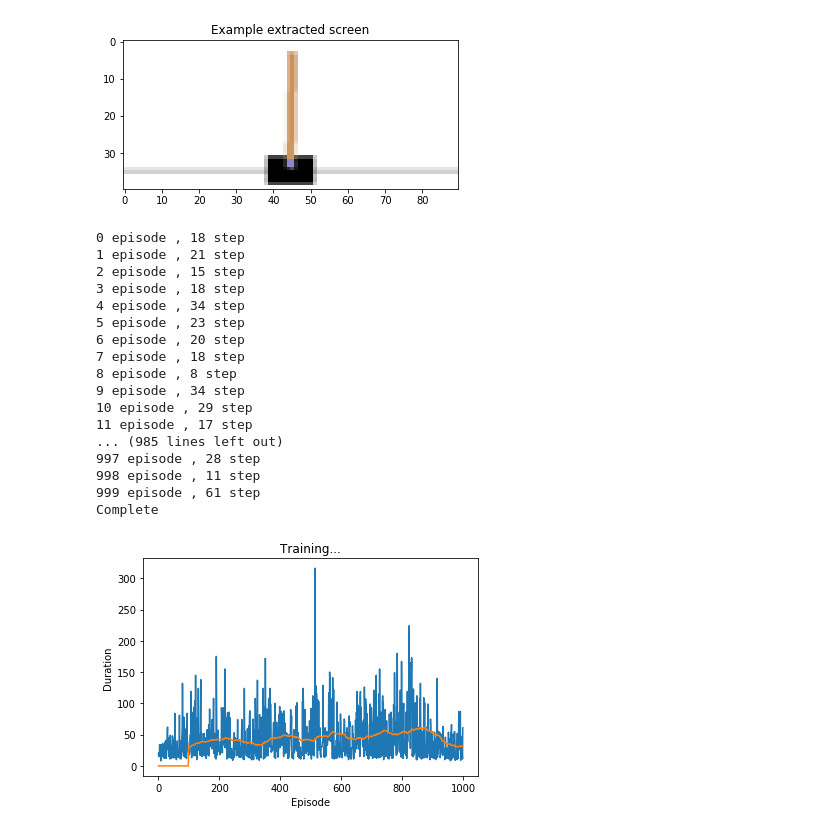
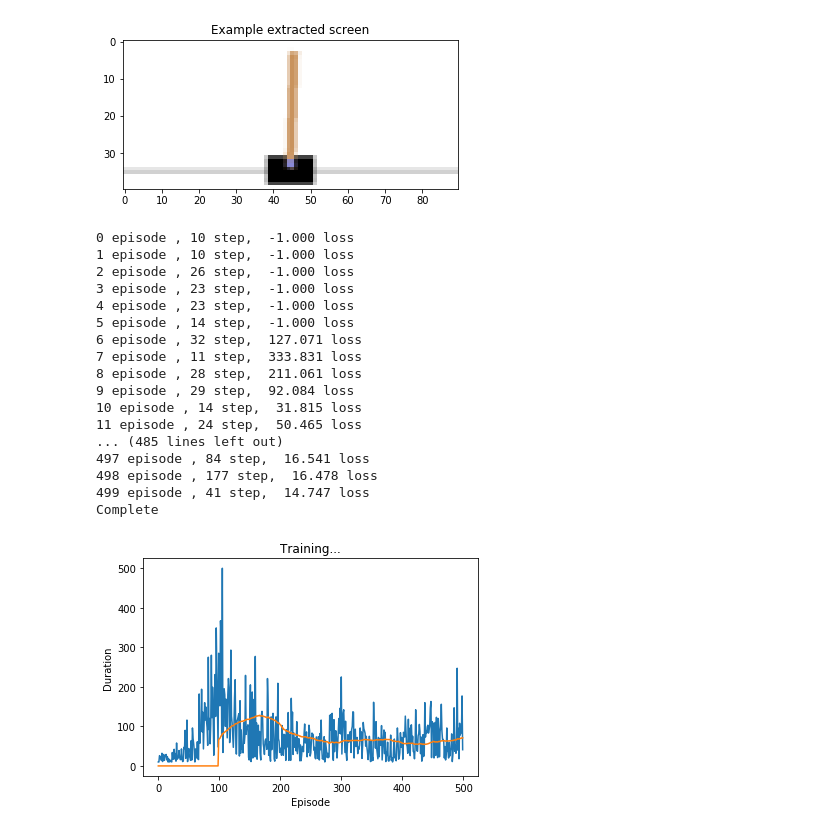
Before and after one commit to gomyk/NNStudy, a Jupyter notebook: [RL][DQN][MW] CartPole-v0.ipynb, the cells around one changed output. Saved outputs shown, nothing was run; the diff lists cells and outputs as text; code cells hidden in the pictures.

```diff
--- a/[RL][DQN][MW] CartPole-v0.ipynb
+++ b/[RL][DQN][MW] CartPole-v0.ipynb
@@ -150,10 +150,10 @@ GAMMA = 0.999
 EPS_START = 0.9
 EPS_END = 0.05
 EPS_DECAY = 2000
-TARGET_UPDATE = 5
-LR = 0.01
+TARGET_UPDATE = 10
+LR = 0.001
 MEMORY_SIZE = 10000
-EPISODE_SIZE = 1000
+EPISODE_SIZE = 500
 # AI gym에서 반환된 형태를 기반으로 계층을 초기화 하도록 화면의 크기를
 # 가져옵니다. 이 시점에 일반적으로 3x40x90 에 가깝습니다.
 # 이 크기는 get_screen()에서 고정, 축소된 렌더 버퍼의 결과입니다.
@@ -210,7 +210,7 @@ def plot_durations():
 # %%
 def optimize_model():
     if len(memory) < BATCH_SIZE:
-        return
+        return -1
     transitions = memory.sample(BATCH_SIZE)
     # Transpose the batch (see https://stackoverflow.com/a/19343/3343043 for
     # detailed explanation). 이것은 batch-array의 Transitions을 Transition의 batch-arrays로
@@ -241,18 +241,20 @@ def optimize_model():
     expected_state_action_values = (next_state_values * GAMMA) + reward_batch
 
     # Huber 손실 계산
-    loss = F.smooth_l1_loss(state_action_values, expected_state_action_values.unsqueeze(1))
+    loss = F.mse_loss(state_action_values, expected_state_action_values.unsqueeze(1))
     # 모델 최적화
     optimizer.zero_grad()
     loss.backward()
     for param in policy_net.parameters():
         param.grad.data.clamp_(-1, 1)
     optimizer.step()
+    return loss.cpu()
 # %%
 num_episodes = EPISODE_SIZE
 for i_episode in range(num_episodes):
     # 환경과 상태 초기화
     env.reset()
+    total_loss = 0
     last_screen = get_screen()
     current_screen = get_screen()
     state = current_screen - last_screen
@@ -268,49 +270,50 @@ for i_episode in range(num_episodes):
 
         if not done:
             next_state = current_screen - last_screen
         else:
             reward -= 100
             next_state = None
 
         # 메모리에 변이 저장
         memory.push(state, action, next_state, reward)
 
         # 다음 상태로 이동
         state = next_state
 
         # 최적화 한단계 수행(목표 네트워크에서)
-        optimize_model()
+        total_loss += optimize_model()
         if done:
             #output.clear()
             episode_durations.append(t + 1)
-            print('%d episode , %d step'%(i_episode,t+1))
+            print('%d episode , %d step,  %.3f loss'%(i_episode,t+1, total_loss/(t + 1)))
             plot_durations()
+            total_loss = 0
             break
     #목표 네트워크 업데이트, 모든 웨이트와 바이어스 복사
     if i_episode % TARGET_UPDATE == 0:
         target_net.load_state_dict(policy_net.state_dict())
 
 print('Complete')
 env.render()
 env.close()
 plt.ioff()
 plt.show()
 # %% [output]
-0 episode , 18 step
-1 episode , 21 step
-2 episode , 15 step
-3 episode , 18 step
-4 episode , 34 step
-5 episode , 23 step
-6 episode , 20 step
-7 episode , 18 step
-8 episode , 8 step
-9 episode , 34 step
-10 episode , 29 step
-11 episode , 17 step
-... (985 lines left out)
-997 episode , 28 step
-998 episode , 11 step
-999 episode , 61 step
+0 episode , 10 step,  -1.000 loss
+1 episode , 10 step,  -1.000 loss
+2 episode , 26 step,  -1.000 loss
+3 episode , 23 step,  -1.000 loss
+4 episode , 23 step,  -1.000 loss
+5 episode , 14 step,  -1.000 loss
+6 episode , 32 step,  127.071 loss
+7 episode , 11 step,  333.831 loss
+8 episode , 28 step,  211.061 loss
+9 episode , 29 step,  92.084 loss
+10 episode , 14 step,  31.815 loss
+11 episode , 24 step,  50.465 loss
+... (485 lines left out)
+497 episode , 84 step,  16.541 loss
+498 episode , 177 step,  16.478 loss
+499 episode , 41 step,  14.747 loss
 Complete
-[figure, old version]
+[figure, new version]
```
